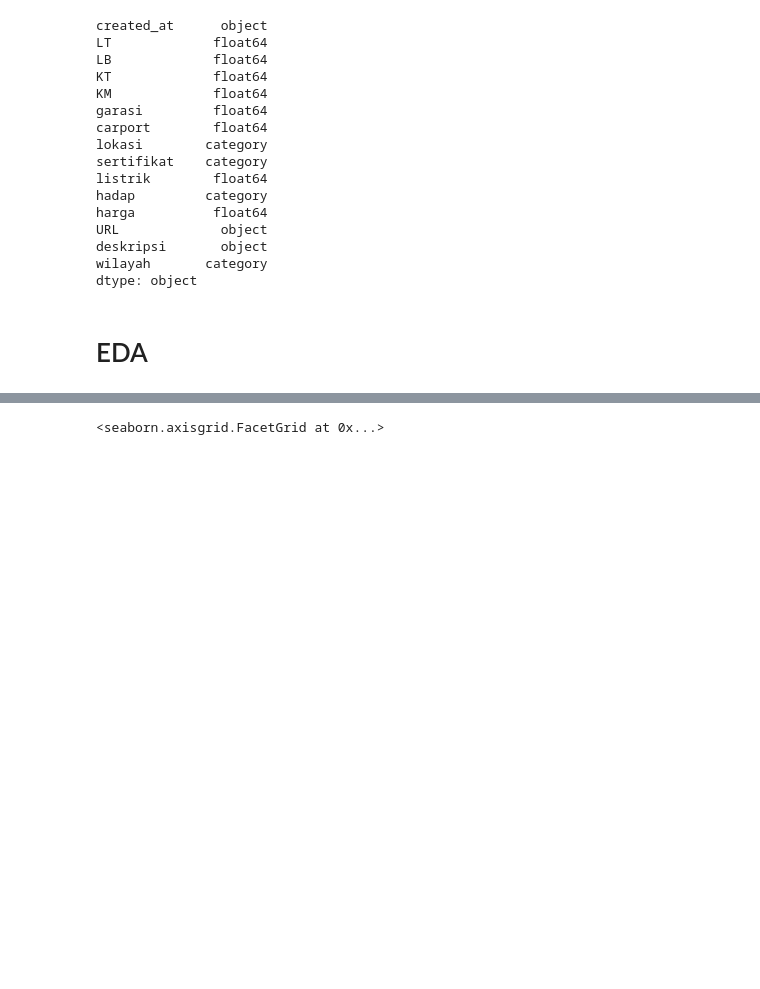
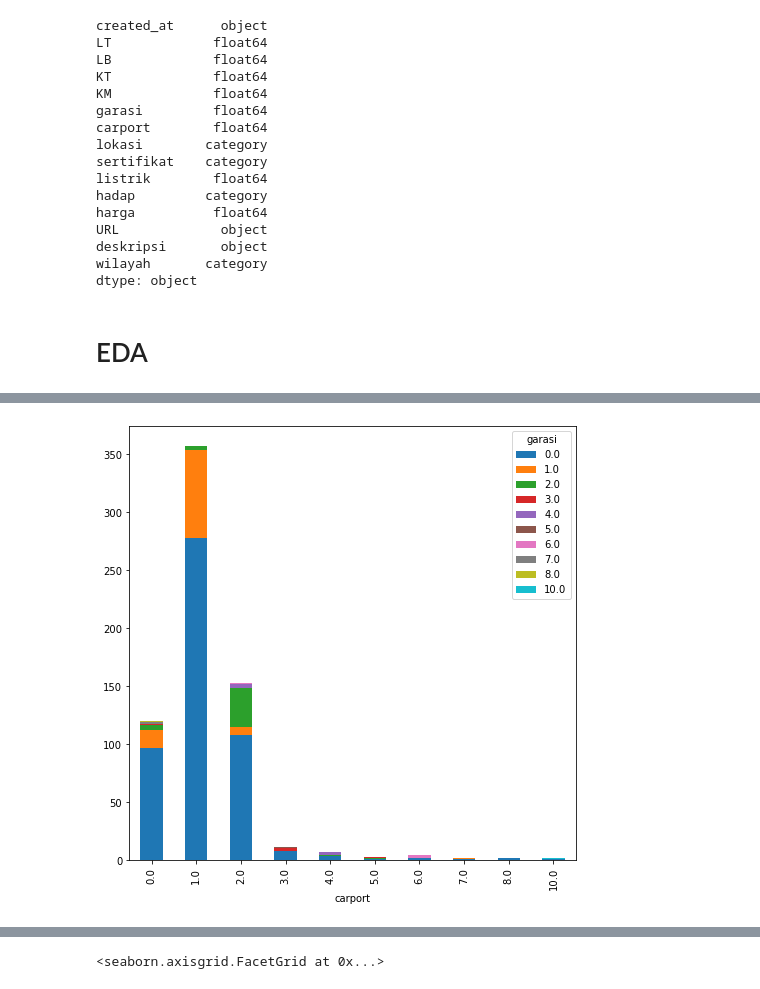
Before and after one commit to pigletpiglet/DMA-01-EDA, a Jupyter notebook: Permasalahan-ADM-Case-01-EDA.ipynb, the cells around one changed output, grey strips where cells are left out. Saved outputs shown, nothing was run; the diff lists cells and outputs as text; code cells hidden in the pictures; blank space fills up the shorter version.

```diff
--- a/Permasalahan-ADM-Case-01-EDA.ipynb
+++ b/Permasalahan-ADM-Case-01-EDA.ipynb
@@ -180,0 +232,5 @@ import numpy as np
+# %%
+CT = pd.crosstab(index=df["carport"], columns=df["garasi"])
+p = CT.plot(kind="bar", figsize=(8,8), stacked=True)
+# %% [output]
+[figure, added]
```
Also changed, not shown: parts of 22 cells of this notebook.
